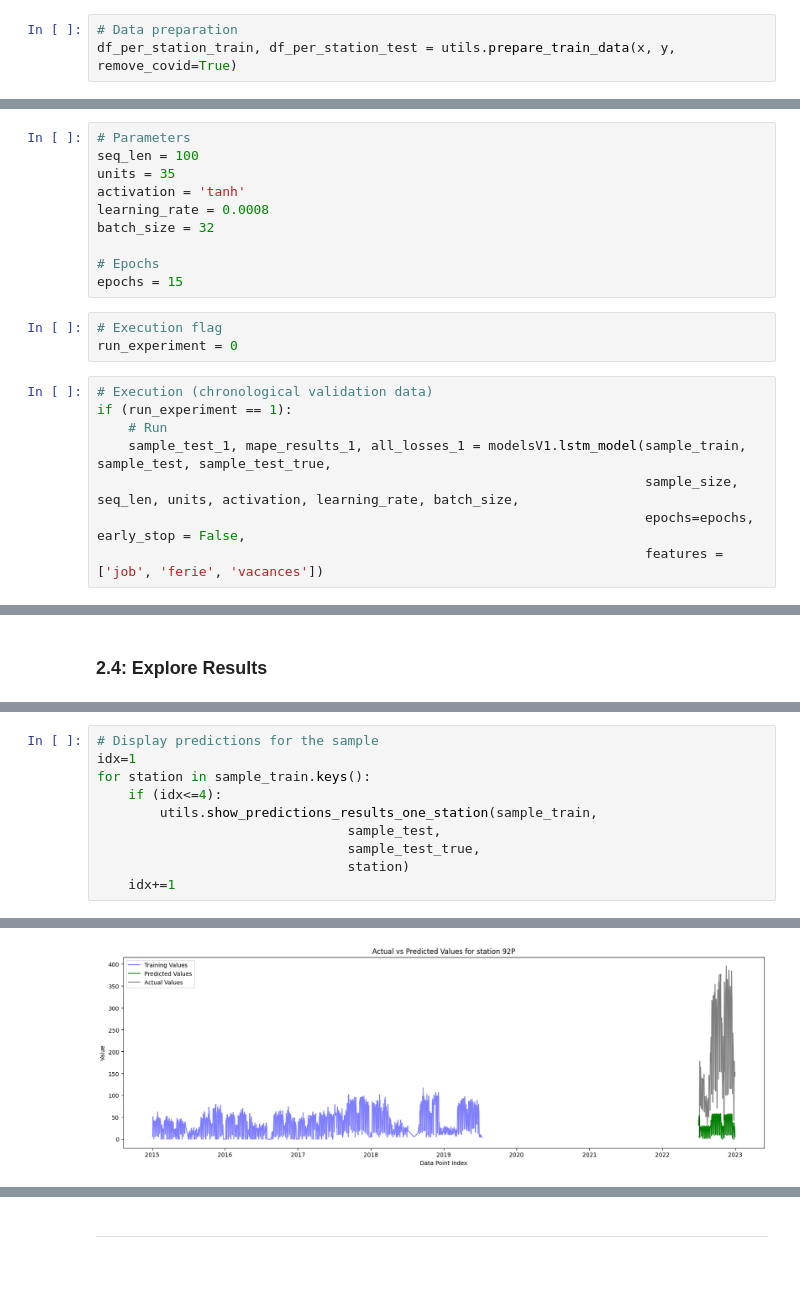
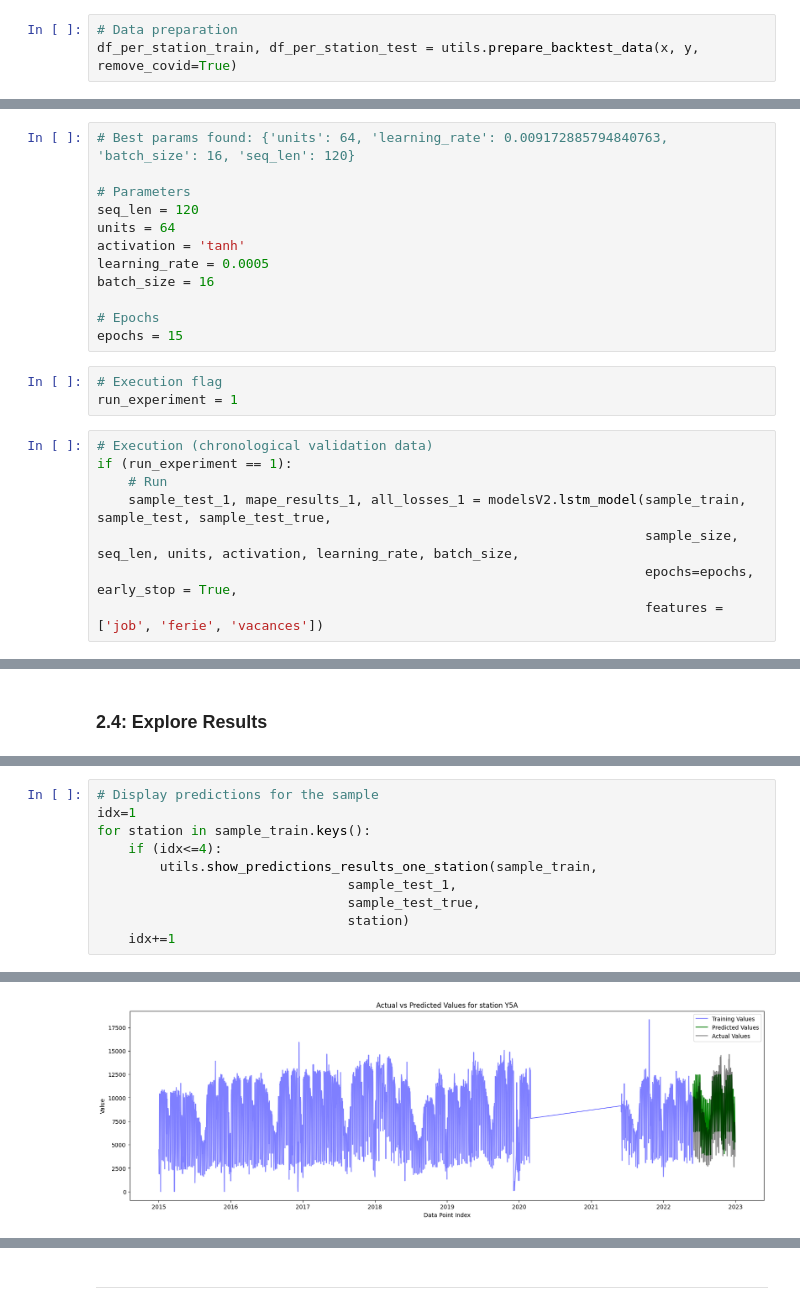
Before and after one commit to pedoussat/PIR_5A, a Jupyter notebook: LSTMn°4.ipynb, the cells around one changed output, grey strips where cells are left out. Cells and saved outputs as stored; diff of their text form; blank space fills up the shorter version.

```diff
--- a/LSTMn°4.ipynb
+++ b/LSTMn°4.ipynb
@@ -59,4 +47,4 @@ x = pd.read_csv('train_f_x.csv')
 y = pd.read_csv('y_train_sncf.csv')
 # %%
 # Data preparation
-df_per_station_train, df_per_station_test = utils.prepare_train_data(x, y, remove_covid=True)
+df_per_station_train, df_per_station_test = utils.prepare_backtest_data(x, y, remove_covid=True)
@@ -101,23 +78,25 @@ sample_test_true = {
 # %% [markdown]
 ### 2.3: Predictions
 # %%
+# Best params found: {'units': 64, 'learning_rate': 0.009172885794840763, 'batch_size': 16, 'seq_len': 120}
+
 # Parameters
-seq_len = 100
-units = 35
+seq_len = 120
+units = 64
 activation = 'tanh'
-learning_rate = 0.0008
-batch_size = 32
+learning_rate = 0.0005
+batch_size = 16
 
 # Epochs
 epochs = 15
 # %%
 # Execution flag
-run_experiment = 0
+run_experiment = 1
 # %%
 # Execution (chronological validation data)
 if (run_experiment == 1):
     # Run
-    sample_test_1, mape_results_1, all_losses_1 = modelsV1.lstm_model(sample_train, sample_test, sample_test_true,
+    sample_test_1, mape_results_1, all_losses_1 = modelsV2.lstm_model(sample_train, sample_test, sample_test_true,
                                                                       sample_size, seq_len, units, activation, learning_rate, batch_size,
-                                                                      epochs=epochs, early_stop = False,
+                                                                      epochs=epochs, early_stop = True,
                                                                       features = ['job', 'ferie', 'vacances'])
@@ -155,7 +166,7 @@ idx=1
 for station in sample_train.keys():
     if (idx<=4):
         utils.show_predictions_results_one_station(sample_train,
-                                sample_test,
+                                sample_test_1,
                                 sample_test_true,
                                 station)
     idx+=1
@@ -166 +177 @@ for station in sample_train.keys():
-[figure, old version]
+[figure, new version]
```
Also changed, not shown: parts of 25 cells of this notebook.
